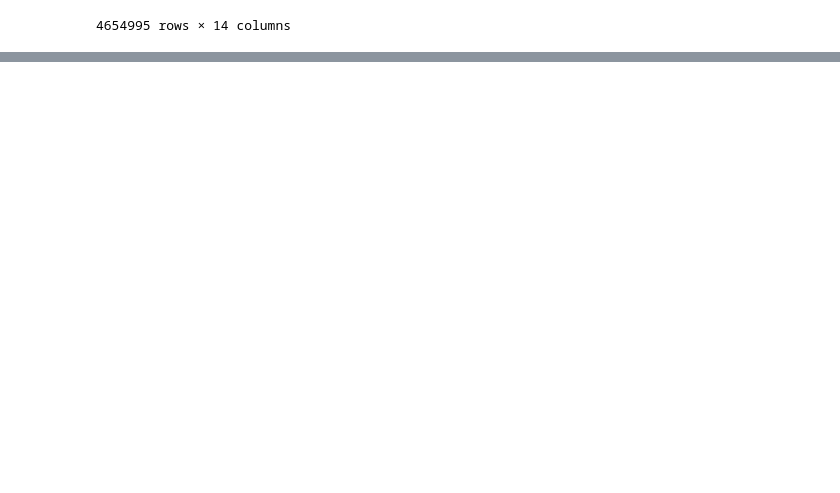
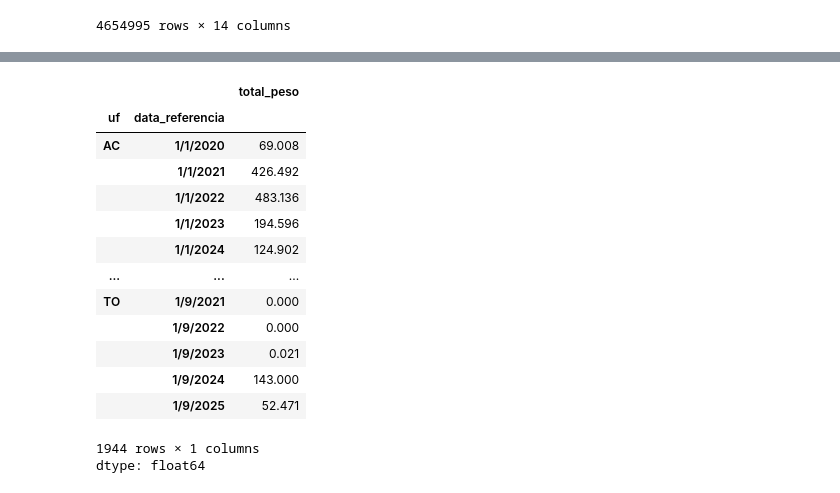
Before and after one commit to Marcelo-Silvestre/MVP_Machine_Learning_Analytics_PUCRIO_40530010056_20260_01, a Jupyter notebook: Notebooks/MVP_Machine_Learning_Previsao_Ocorrencias_Criminais-1.ipynb, the cells around one changed output, grey strips where cells are left out. Cells and saved outputs as stored; diff of their text form; code cells hidden in the pictures; blank space fills up the shorter version.

```diff
--- a/Notebooks/MVP_Machine_Learning_Previsao_Ocorrencias_Criminais-1.ipynb
+++ b/Notebooks/MVP_Machine_Learning_Previsao_Ocorrencias_Criminais-1.ipynb
@@ -148,0 +61,18 @@ df_ocorrencias[df_ocorrencias['total'].isna()].fillna(0)
+# %%
+df_apreensao_drogas.groupby(['uf','data_referencia'])['total_peso'].sum()
+# %% [output]
+|  |  | total_peso |
+| uf | data_referencia |  |
+| AC | 1/1/2020 | 69.008 |
+|  | 1/1/2021 | 426.492 |
+|  | 1/1/2022 | 483.136 |
+|  | 1/1/2023 | 194.596 |
+|  | 1/1/2024 | 124.902 |
+| ... | ... | ... |
+| TO | 1/9/2021 | 0.000 |
+|  | 1/9/2022 | 0.000 |
+|  | 1/9/2023 | 0.021 |
+|  | 1/9/2024 | 143.000 |
+|  | 1/9/2025 | 52.471 |
+1944 rows × 1 columns
+dtype: float64
```
Also changed, not shown: parts of 6 cells of this notebook.
